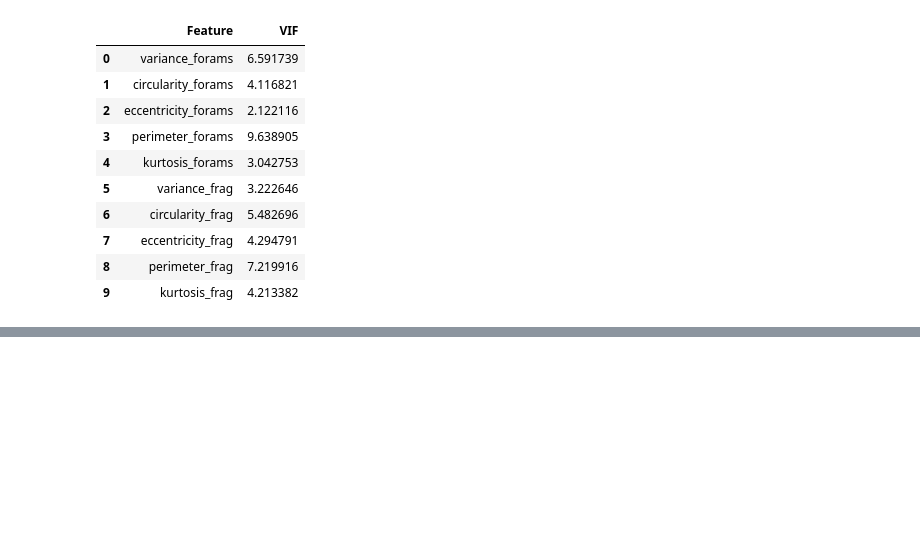
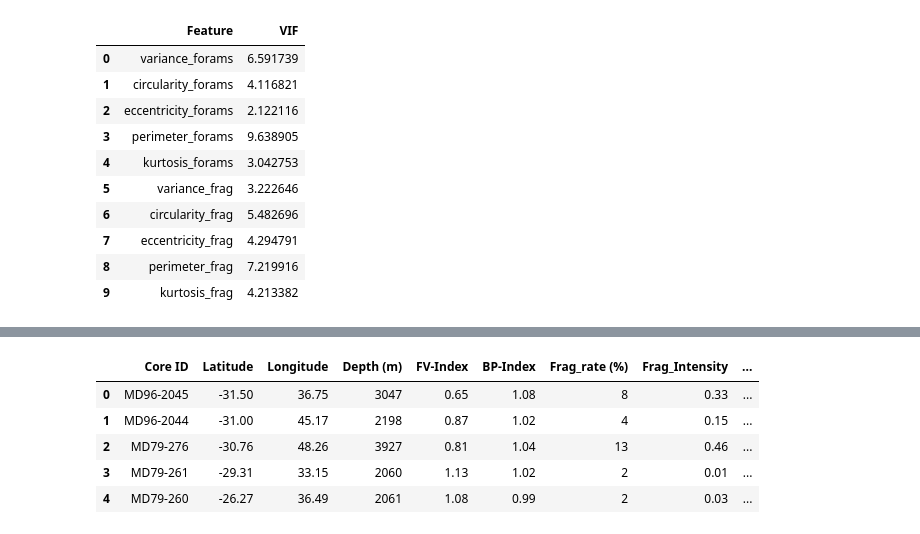
Before and after one commit to MichAdebayo/Dissolution-proxy-manuscript, a Jupyter notebook: manuscript.ipynb, the cells around one changed output, grey strips where cells are left out. Cells and saved outputs as stored; diff of their text form; code cells hidden in the pictures; blank space fills up the shorter version.

```diff
--- a/manuscript.ipynb
+++ b/manuscript.ipynb
@@ -403,0 +402,12 @@ calculate_fv_index()
+# %%
+# Load second dataset
+df_manu = pd.read_csv("dissolution_manuscript_final.csv")
+
+df_manu.head(5)
+# %% [output]
+|  | Core ID | Latitude | Longitude | Depth (m) | FV-Index | BP-Index | Frag_rate (%) | Frag_Intensity | ... |
+| 0 | MD96-2045 | -31.50 | 36.75 | 3047 | 0.65 | 1.08 | 8 | 0.33 | ... |
+| 1 | MD96-2044 | -31.00 | 45.17 | 2198 | 0.87 | 1.02 | 4 | 0.15 | ... |
+| 2 | MD79-276 | -30.76 | 48.26 | 3927 | 0.81 | 1.04 | 13 | 0.46 | ... |
+| 3 | MD79-261 | -29.31 | 33.15 | 2060 | 1.13 | 1.02 | 2 | 0.01 | ... |
+| 4 | MD79-260 | -26.27 | 36.49 | 2061 | 1.08 | 0.99 | 2 | 0.03 | ... |
```
Also changed, not shown: parts of 6 cells of this notebook.
